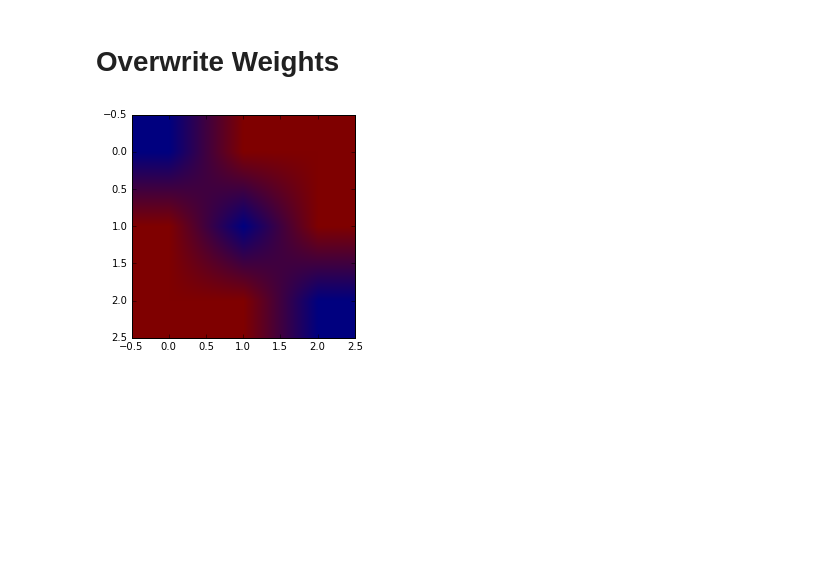
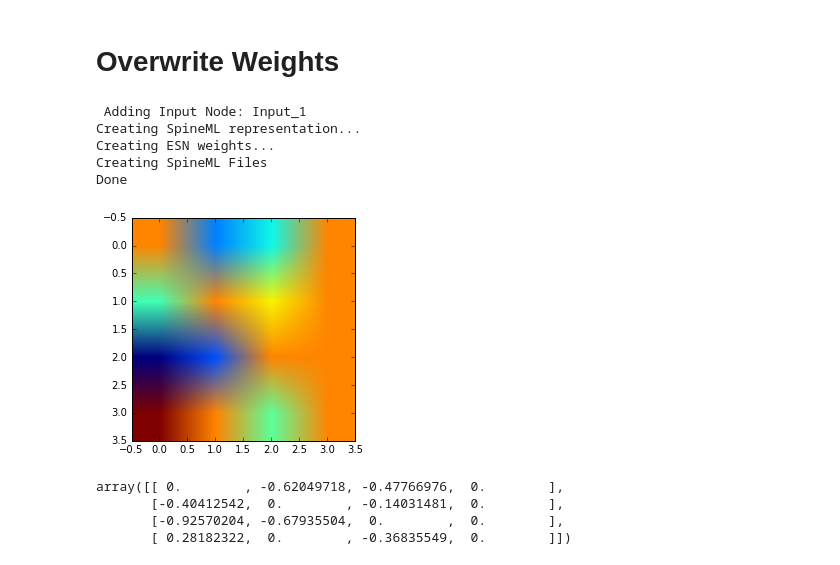
Before and after one commit to AdamRTomkins/libSpineML, a Jupyter notebook: libSpineML/examples/create_esn/create_esn_test.ipynb, the cells around one changed output. Saved outputs shown, nothing was run; the diff lists cells and outputs as text; code cells hidden in the pictures; blank space fills up the shorter version.

```diff
--- a/libSpineML/examples/create_esn/create_esn_test.ipynb
+++ b/libSpineML/examples/create_esn/create_esn_test.ipynb
@@ -111,9 +90,43 @@ Creating SpineML representation...
 done
 # %% [markdown]
 # Overwrite Weights
-# %%
-adjacency_matrix, neuron_index = extract_adjacency_matrix(populations,projections)
-plt.imshow(adjacency_matrix)
-plt.show()
-# %% [output]
-[figure, removed]
+# %%
+neuron_params = {'mem_model':
+                            {'name':'ESNNode', 'filename':'ESNNode.xml'},
+                         'weight_update' :
+                            {'name':'ESNWeight', 'filename':'ESNWeight.xml','override':{}},
+                         'synapse' :
+                            {'name':'ESNConnection', 'filename':'ESNConnection.xml'},
+                 'input_model':
+                            {'name':'ESNInput', 'filename':'ESNInput.xml'}
+                        }
+
+neurons, populations, projections = process_connection_json(connections_json,lpu_dict,neuron_params = neuron_params)
+print "Creating SpineML representation..."
+
+
+spectral_radius=1.0
+print "Creating ESN weights..."
+populations,projections,adjacency_matrix = set_esn_weights(populations,projections, spectral_radius=1.0,weight_parameter='w')
+
+print "Creating SpineML Files"
+create_spineml_network(neurons, populations,
+projections,output_filename='ESN_files/esn_network.xml',project_name= 'drosophila')
+
+print "Done"
+
+adjacency_matrix, neuron_index = extract_adjacency_matrix(populations,projections,weight_parameter='w')
+plt.imshow(adjacency_matrix)
+plt.show()
+adjacency_matrix
+# %% [output]
+ Adding Input Node: Input_1
+Creating SpineML representation...
+Creating ESN weights...
+Creating SpineML Files
+Done
+[figure, added]
+array([[ 0.        , -0.62049718, -0.47766976,  0.        ],
+       [-0.40412542,  0.        , -0.14031481,  0.        ],
+       [-0.92570204, -0.67935504,  0.        ,  0.        ],
+       [ 0.28182322,  0.        , -0.36835549,  0.        ]])
```
Also changed, not shown: parts of 13 cells of this notebook, 10 other files.
